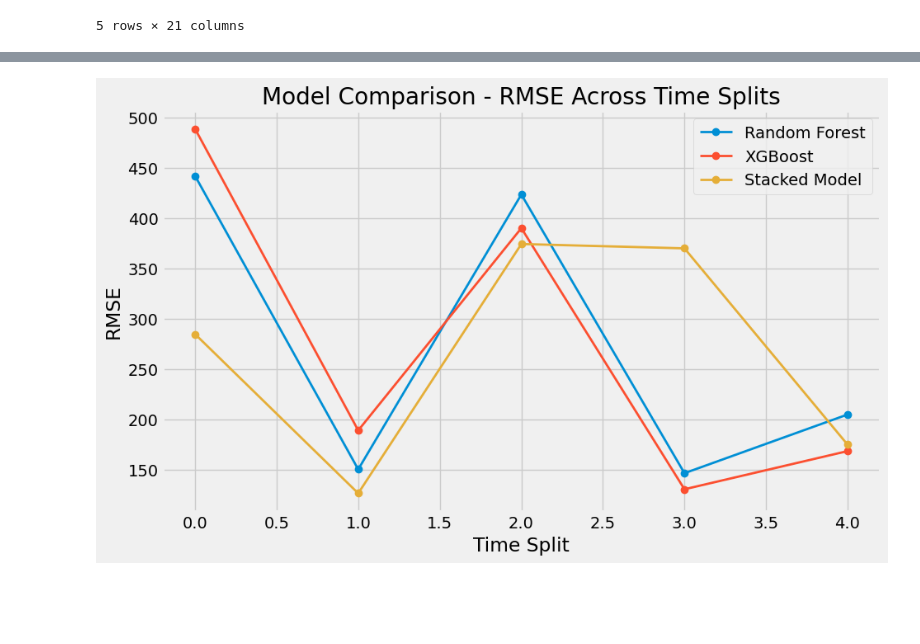
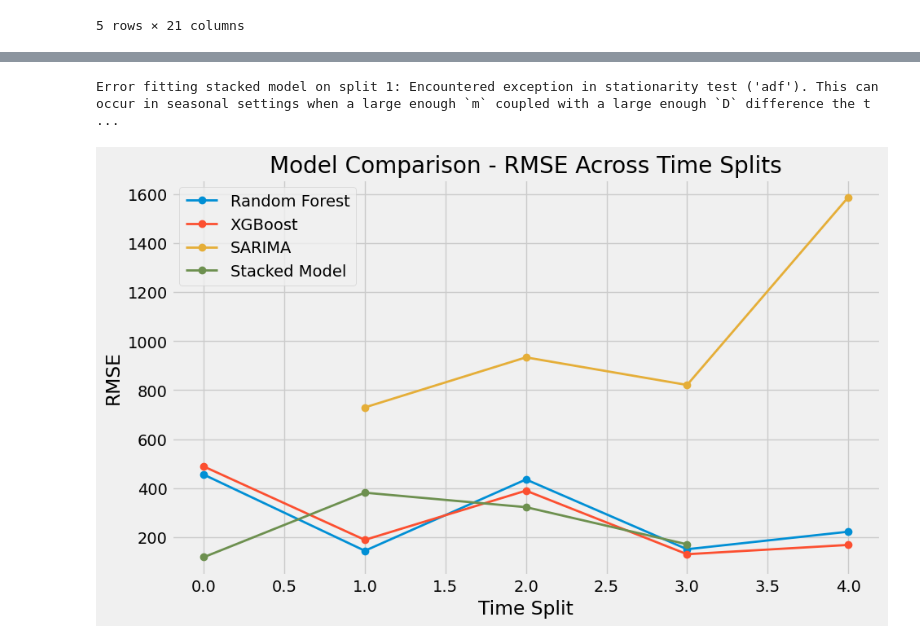
Before and after one commit to adenletchworth/Player-Trend-Predictions, a Jupyter notebook: predicting-player-counts.ipynb, the cells around one changed output, grey strips where cells are left out. Saved outputs shown, nothing was run; the diff lists cells and outputs as text; code cells hidden in the pictures; blank space fills up the shorter version.

Commit message:
feat: Integrate SARIMA into Stacked Models

```diff
--- a/predicting-player-counts.ipynb
+++ b/predicting-player-counts.ipynb
@@ -644,14 +664,13 @@ xgb_params = {
     'min_child_weight': 8
 }
 
-# Define other params for models
-...
-
+sarimax = SARIMAXWrapper()
 
 # Put the models into the estimators base
 estimators = [
     ('xgb', xgb.XGBRegressor(**xgb_params)),
-    ('rf', RandomForestRegressor(**rf_params))
+    ('rf', RandomForestRegressor(**rf_params)),
+    ('sarimax', sarimax)
 ]
 
 # Meta estimator decides how to combine the base estimators
@@ -667,43 +686,62 @@ target = df['avg']
 # Define the TimeSeriesSplit object
 tscv = TimeSeriesSplit(n_splits=5)
 # %%
+import numpy as np
+import matplotlib.pyplot as plt
+from sklearn.metrics import mean_squared_error
+
 scores_rf = []
 scores_xgb = []
 scores_stacked = []
+scores_sarima = []
 
 for train_idx, test_idx in tscv.split(features):
     X_train, X_test = features.iloc[train_idx], features.iloc[test_idx]
     y_train, y_test = target.iloc[train_idx], target.iloc[test_idx]
 
     # Random Forest model
     model_rf = RandomForestRegressor(**rf_params)
     model_rf.fit(X_train, y_train)
     y_pred_rf = model_rf.predict(X_test)
     rmse_rf = np.sqrt(mean_squared_error(y_test, y_pred_rf))
     scores_rf.append(rmse_rf)
 
     # XGBoost model
     model_xgb = xgb.XGBRegressor(**xgb_params)
     model_xgb.fit(X_train, y_train)
     y_pred_xgb = model_xgb.predict(X_test)
     rmse_xgb = np.sqrt(mean_squared_error(y_test, y_pred_xgb))
     scores_xgb.append(rmse_xgb)
 
-    # Stacked model
-    stacking_regressor.fit(X_train, y_train)
-    y_pred_stacked = stacking_regressor.predict(X_test)
-    rmse_stacked = np.sqrt(mean_squared_error(y_test, y_pred_stacked))
-    scores_stacked.append(rmse_stacked)
+    try:
+        # SARIMA model
+        model_sarima = SARIMAXWrapper()
+        model_sarima.fit(X_train, y_train)
+        y_pred_sarima = model_sarima.predict(X_test)
+        rmse_sarima = np.sqrt(mean_squared_error(y_test, y_pred_sarima))
+        scores_sarima.append(rmse_sarima)
+
+        # Stacked model
+        stacking_regressor.fit(X_train, y_train)
+        y_pred_stacked = stacking_regressor.predict(X_test)
+        rmse_stacked = np.sqrt(mean_squared_error(y_test, y_pred_stacked))
+        scores_stacked.append(rmse_stacked)
+    except ValueError as e:
+        print(f"Error fitting stacked model on split {len(scores_stacked)+1}: {e}")
+        scores_sarima.append(None)
+        scores_stacked.append(None)
 
 # Plotting
 fig, ax = plt.subplots(figsize=(10, 6))
 ax.plot(scores_rf, label='Random Forest', marker='o')
 ax.plot(scores_xgb, label='XGBoost', marker='o')
-ax.plot(scores_stacked, label='Stacked Model', marker='o')
+ax.plot(scores_sarima, label='SARIMA', marker='o')
+ax.plot([s for s in scores_stacked if s is not None], label='Stacked Model', marker='o')  # Skip None values
 ax.set_title('Model Comparison - RMSE Across Time Splits')
 ax.set_xlabel('Time Split')
 ax.set_ylabel('RMSE')
 ax.legend()
 plt.show()
 # %% [output]
+Error fitting stacked model on split 1: Encountered exception in stationarity test ('adf'). This can occur in seasonal settings when a large enough `m` coupled with a large enough `D` difference the t ...
-[figure, old version]
+[figure, new version]
```
Also changed, not shown: parts of 9 cells of this notebook.
